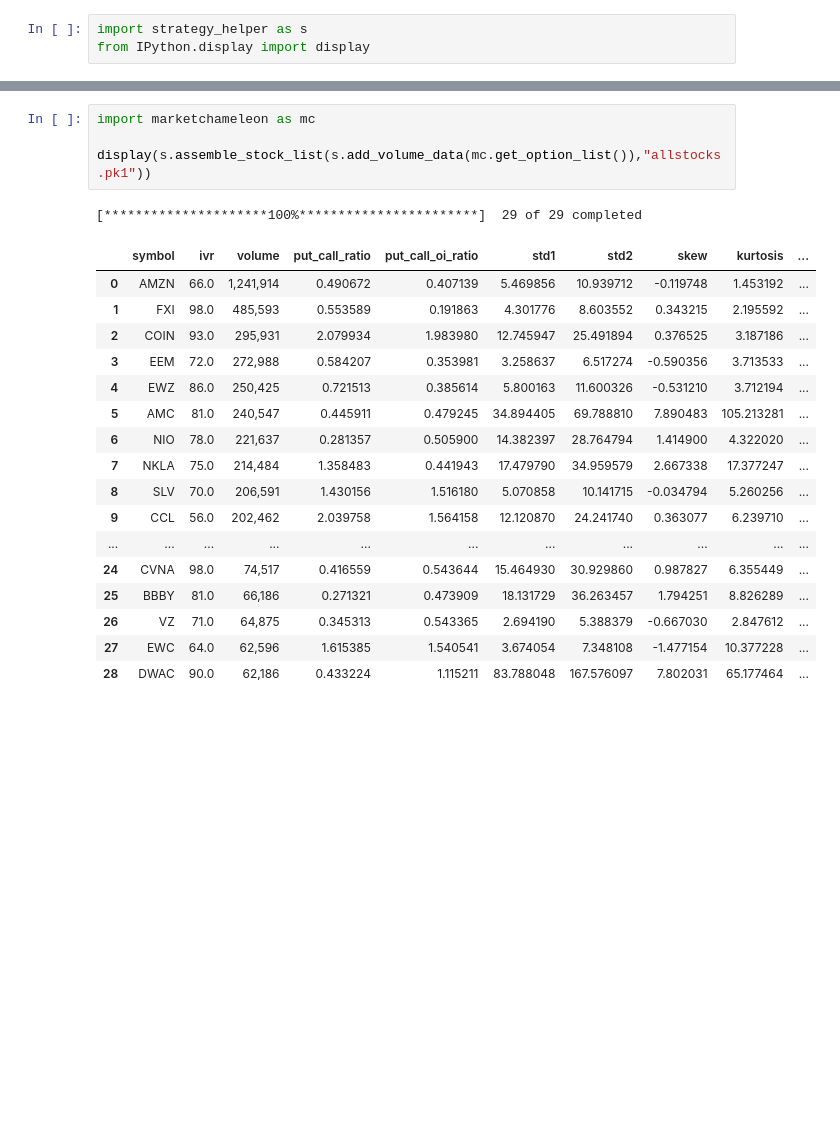
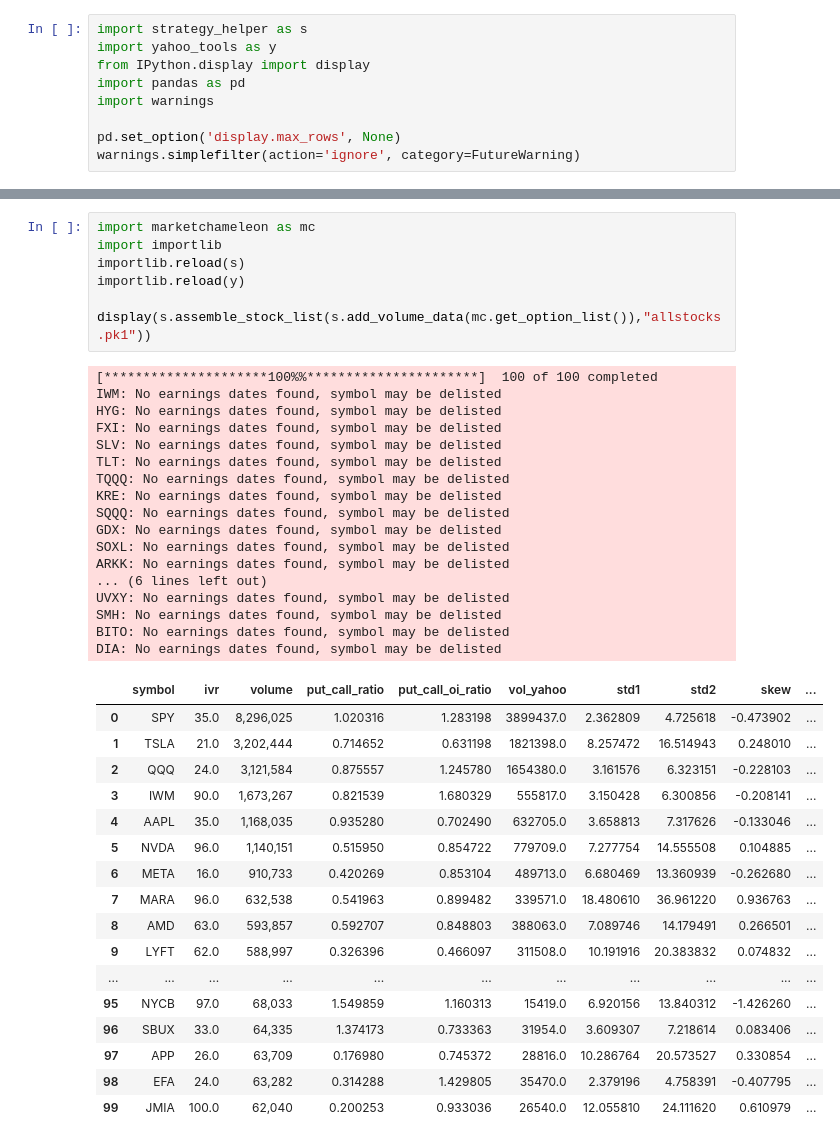
Before and after one commit to tvhammer/option-tools, a Jupyter notebook: options.ipynb, the cells around one changed output, grey strips where cells are left out. Cells and saved outputs as stored; diff of their text form; blank space fills up the shorter version.

Commit message:
Updating lipraries, fixing earnings date handling

```diff
--- a/options.ipynb
+++ b/options.ipynb
@@ -1,6 +1,12 @@
 # %%
 import strategy_helper as s
+import yahoo_tools as y
 from IPython.display import display
+import pandas as pd
+import warnings
+
+pd.set_option('display.max_rows', None)
+warnings.simplefilter(action='ignore', category=FutureWarning)
 # %%
 import barchart as bc
 
@@ -21,23 +67,42 @@ display(s.assemble_stock_list(bc.get_liquid_etfs(), "etfs.pk1"))
 # %%
 import marketchameleon as mc
+import importlib
+importlib.reload(s)
+importlib.reload(y)
 
 display(s.assemble_stock_list(s.add_volume_data(mc.get_option_list()),"allstocks.pk1"))
 # %% [output]
-[*********************100%***********************]  29 of 29 completed
+[*********************100%%**********************]  100 of 100 completed
+IWM: No earnings dates found, symbol may be delisted
+HYG: No earnings dates found, symbol may be delisted
+FXI: No earnings dates found, symbol may be delisted
+SLV: No earnings dates found, symbol may be delisted
+TLT: No earnings dates found, symbol may be delisted
+TQQQ: No earnings dates found, symbol may be delisted
+KRE: No earnings dates found, symbol may be delisted
+SQQQ: No earnings dates found, symbol may be delisted
+GDX: No earnings dates found, symbol may be delisted
+SOXL: No earnings dates found, symbol may be delisted
+ARKK: No earnings dates found, symbol may be delisted
+... (6 lines left out)
+UVXY: No earnings dates found, symbol may be delisted
+SMH: No earnings dates found, symbol may be delisted
+BITO: No earnings dates found, symbol may be delisted
+DIA: No earnings dates found, symbol may be delisted
-|  | symbol | ivr | volume | put_call_ratio | put_call_oi_ratio | std1 | std2 | skew | kurtosis | ... |
-| 0 | AMZN | 66.0 | 1,241,914 | 0.490672 | 0.407139 | 5.469856 | 10.939712 | -0.119748 | 1.453192 | ... |
-| 1 | FXI | 98.0 | 485,593 | 0.553589 | 0.191863 | 4.301776 | 8.603552 | 0.343215 | 2.195592 | ... |
-| 2 | COIN | 93.0 | 295,931 | 2.079934 | 1.983980 | 12.745947 | 25.491894 | 0.376525 | 3.187186 | ... |
-| 3 | EEM | 72.0 | 272,988 | 0.584207 | 0.353981 | 3.258637 | 6.517274 | -0.590356 | 3.713533 | ... |
-| 4 | EWZ | 86.0 | 250,425 | 0.721513 | 0.385614 | 5.800163 | 11.600326 | -0.531210 | 3.712194 | ... |
-| 5 | AMC | 81.0 | 240,547 | 0.445911 | 0.479245 | 34.894405 | 69.788810 | 7.890483 | 105.213281 | ... |
-| 6 | NIO | 78.0 | 221,637 | 0.281357 | 0.505900 | 14.382397 | 28.764794 | 1.414900 | 4.322020 | ... |
-| 7 | NKLA | 75.0 | 214,484 | 1.358483 | 0.441943 | 17.479790 | 34.959579 | 2.667338 | 17.377247 | ... |
-| 8 | SLV | 70.0 | 206,591 | 1.430156 | 1.516180 | 5.070858 | 10.141715 | -0.034794 | 5.260256 | ... |
-| 9 | CCL | 56.0 | 202,462 | 2.039758 | 1.564158 | 12.120870 | 24.241740 | 0.363077 | 6.239710 | ... |
+|  | symbol | ivr | volume | put_call_ratio | put_call_oi_ratio | vol_yahoo | std1 | std2 | skew | ... |
+| 0 | SPY | 35.0 | 8,296,025 | 1.020316 | 1.283198 | 3899437.0 | 2.362809 | 4.725618 | -0.473902 | ... |
+| 1 | TSLA | 21.0 | 3,202,444 | 0.714652 | 0.631198 | 1821398.0 | 8.257472 | 16.514943 | 0.248010 | ... |
+| 2 | QQQ | 24.0 | 3,121,584 | 0.875557 | 1.245780 | 1654380.0 | 3.161576 | 6.323151 | -0.228103 | ... |
+| 3 | IWM | 90.0 | 1,673,267 | 0.821539 | 1.680329 | 555817.0 | 3.150428 | 6.300856 | -0.208141 | ... |
+| 4 | AAPL | 35.0 | 1,168,035 | 0.935280 | 0.702490 | 632705.0 | 3.658813 | 7.317626 | -0.133046 | ... |
+| 5 | NVDA | 96.0 | 1,140,151 | 0.515950 | 0.854722 | 779709.0 | 7.277754 | 14.555508 | 0.104885 | ... |
+| 6 | META | 16.0 | 910,733 | 0.420269 | 0.853104 | 489713.0 | 6.680469 | 13.360939 | -0.262680 | ... |
+| 7 | MARA | 96.0 | 632,538 | 0.541963 | 0.899482 | 339571.0 | 18.480610 | 36.961220 | 0.936763 | ... |
+| 8 | AMD | 63.0 | 593,857 | 0.592707 | 0.848803 | 388063.0 | 7.089746 | 14.179491 | 0.266501 | ... |
+| 9 | LYFT | 62.0 | 588,997 | 0.326396 | 0.466097 | 311508.0 | 10.191916 | 20.383832 | 0.074832 | ... |
 | ... | ... | ... | ... | ... | ... | ... | ... | ... | ... | ... |
-| 24 | CVNA | 98.0 | 74,517 | 0.416559 | 0.543644 | 15.464930 | 30.929860 | 0.987827 | 6.355449 | ... |
-| 25 | BBBY | 81.0 | 66,186 | 0.271321 | 0.473909 | 18.131729 | 36.263457 | 1.794251 | 8.826289 | ... |
-| 26 | VZ | 71.0 | 64,875 | 0.345313 | 0.543365 | 2.694190 | 5.388379 | -0.667030 | 2.847612 | ... |
-| 27 | EWC | 64.0 | 62,596 | 1.615385 | 1.540541 | 3.674054 | 7.348108 | -1.477154 | 10.377228 | ... |
-| 28 | DWAC | 90.0 | 62,186 | 0.433224 | 1.115211 | 83.788048 | 167.576097 | 7.802031 | 65.177464 | ... |
+| 95 | NYCB | 97.0 | 68,033 | 1.549859 | 1.160313 | 15419.0 | 6.920156 | 13.840312 | -1.426260 | ... |
+| 96 | SBUX | 33.0 | 64,335 | 1.374173 | 0.733363 | 31954.0 | 3.609307 | 7.218614 | 0.083406 | ... |
+| 97 | APP | 26.0 | 63,709 | 0.176980 | 0.745372 | 28816.0 | 10.286764 | 20.573527 | 0.330854 | ... |
+| 98 | EFA | 24.0 | 63,282 | 0.314288 | 1.429805 | 35470.0 | 2.379196 | 4.758391 | -0.407795 | ... |
+| 99 | JMIA | 100.0 | 62,040 | 0.200253 | 0.933036 | 26540.0 | 12.055810 | 24.111620 | 0.610979 | ... |
```
Also changed, not shown: parts of 5 cells of this notebook, 5 other files.
